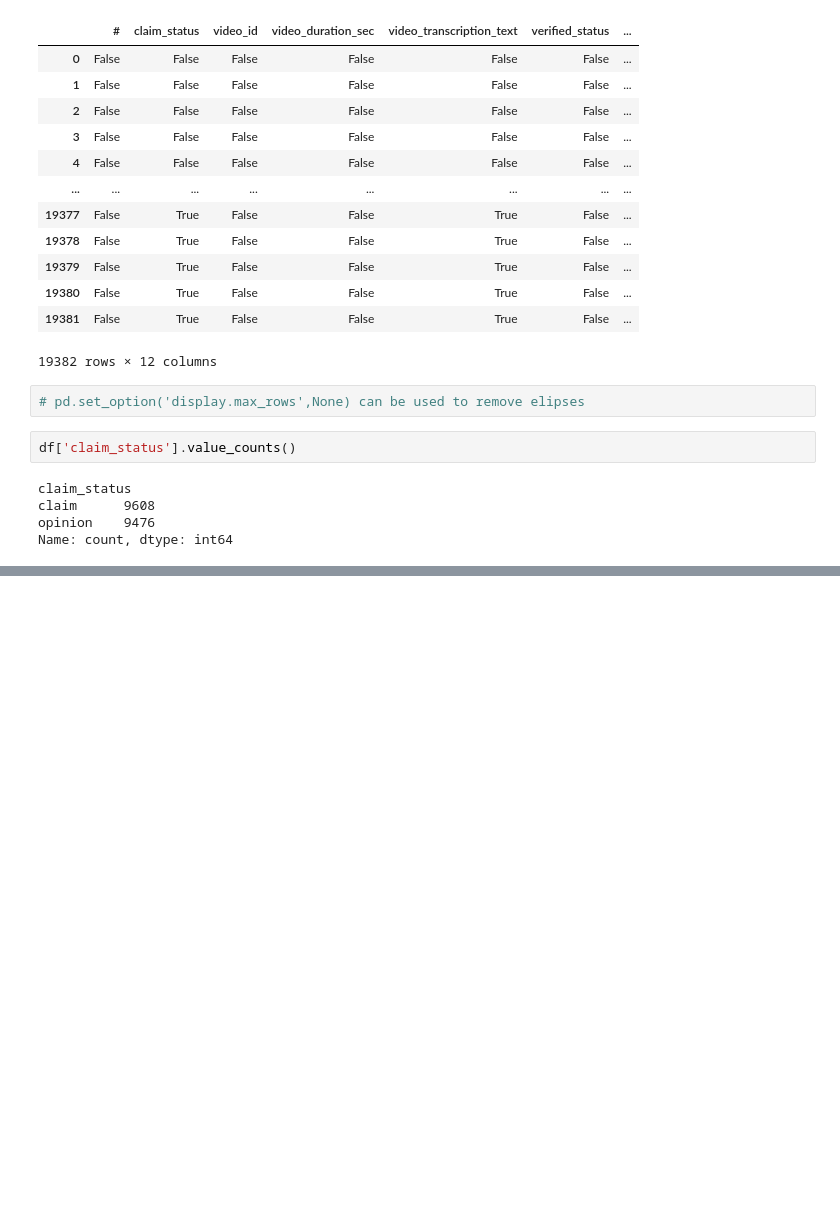
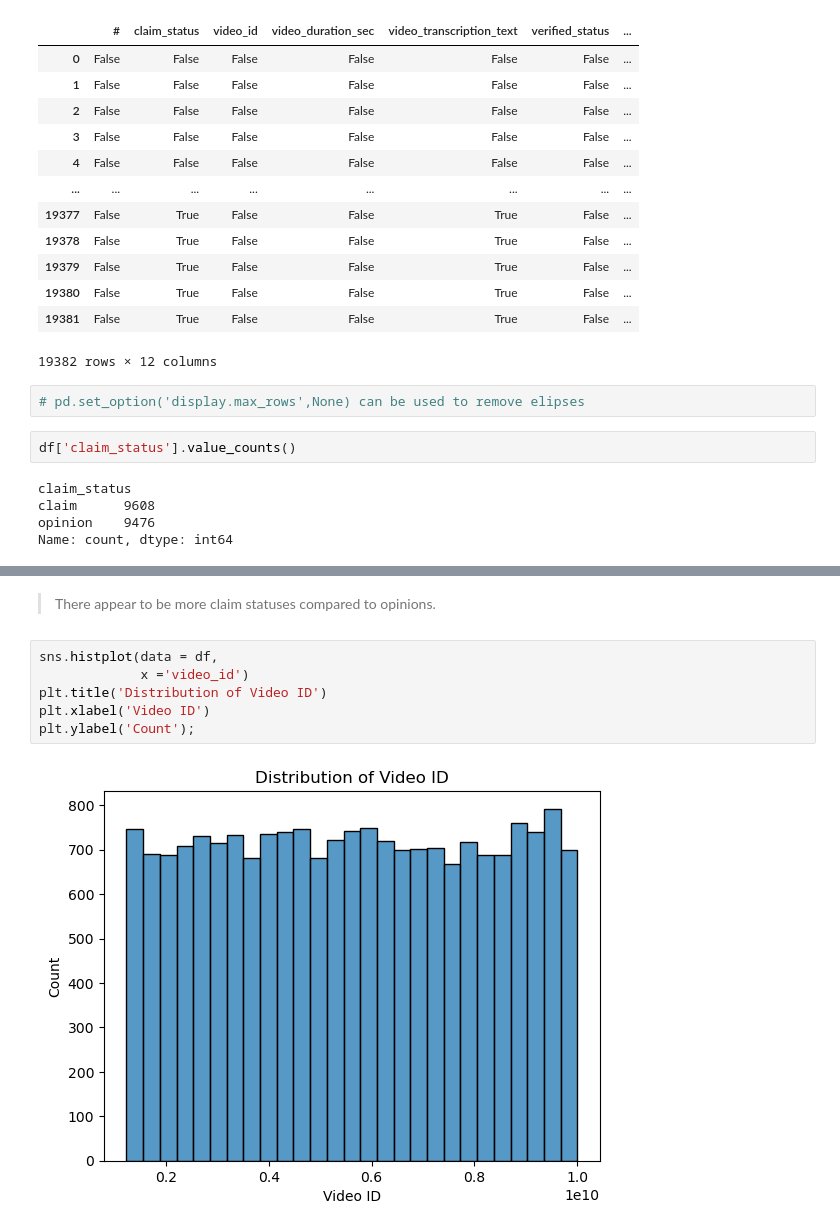
Before and after one commit to alishanstyles/Projects, a Jupyter notebook: Documents/coding-temple/Tik Tok Data Analysis/Untitled.ipynb, the cells around one changed output, grey strips where cells are left out. Drawn from its saved outputs; the diff is of its cells as text; blank space fills up the shorter version.

```diff
--- a/Documents/coding-temple/Tik Tok Data Analysis/Untitled.ipynb
+++ b/Documents/coding-temple/Tik Tok Data Analysis/Untitled.ipynb
@@ -100,0 +104,10 @@ sns.histplot(data = df,
+# %% [markdown]
+> There appear to be more claim statuses compared to opinions.
+# %%
+sns.histplot(data = df,
+             x ='video_id')
+plt.title('Distribution of Video ID')
+plt.xlabel('Video ID')
+plt.ylabel('Count');
+# %% [output]
+[figure, added]
```
Also changed, not shown: parts of 6 cells of this notebook.
